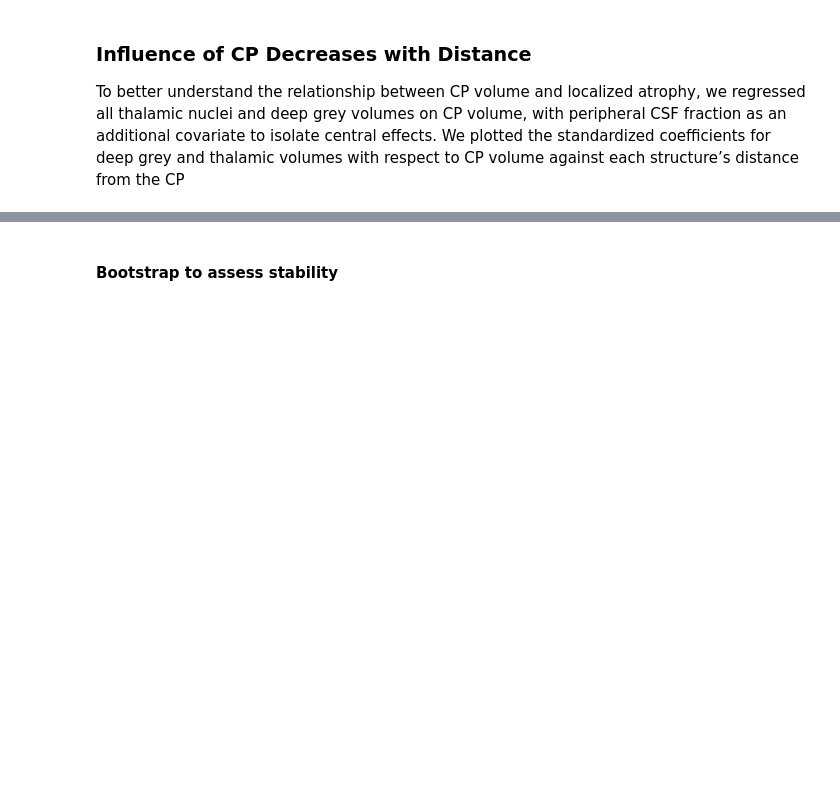
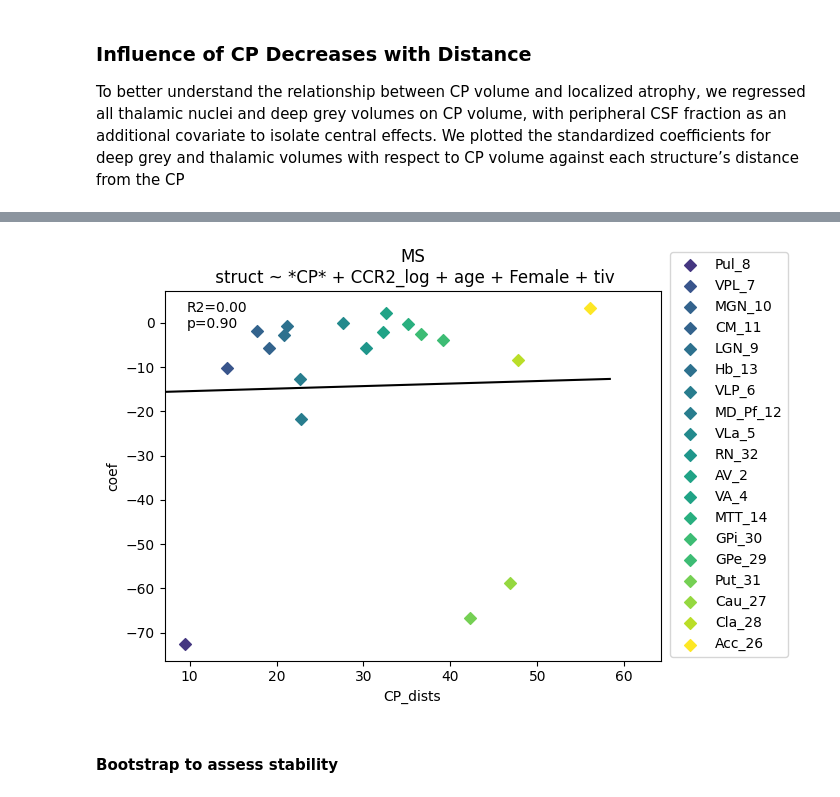
Before and after one commit to srs328/ms_mri, a Jupyter notebook: analysis/thalamus/results/5-CP_distance_gradient.ipynb, the cells around one changed output, grey strips where cells are left out. Saved outputs shown, nothing was run; the diff lists cells and outputs as text; code cells hidden in the pictures; blank space fills up the shorter version.

```diff
--- a/analysis/thalamus/results/5-CP_distance_gradient.ipynb
+++ b/analysis/thalamus/results/5-CP_distance_gradient.ipynb
@@ -448,3 +493,83 @@ if save:
+# %%
+save = False
+show = True
+sig_only = False
+save_stem = "CP_betas_vs_CP_dists"
+
+structs = hips_thomas_ref[thalamic_nuclei + deep_grey]
+# model_data = data_ms_z
+model_data = data_orig[MS_patients]
+model_data = zscore(model_data, skip_vars=structs)
+
+covariates = ["CCR2_log", "age", "Female", "tiv"]
+covariates_str = " + ".join(covariates)
+# structs = hips_thomas_ref[thalamic_nuclei]
+
+predictor = ["CP", "LV_log", "CCR2_log"]
+
+# _, results, formulas = regutils.run_regressions(
+#     model_data,
+#     structs,
+#     predictor,
+#     covariates,
+#     robust_cov="nonrobust"
+# )
+
+_, results, formulas = regutils.run_partial_regressions(
+    model_data,
+    structs.to_list(),
+    predictor,
+    covariates,
+    robust_cov="nonrobust"
+)
+
+var_to_plot = "CP"
+data = results[var_to_plot]
+data.set_index(hips_thomas_invref[structs], inplace=True)
+data.insert(1, "struct", hips_thomas_ref)
+
+data["CP_dists"] = mean_choroid_dists
+data['viewfactors'] = mni_viewfactors
+data['viewfactors_norm'] = mni_viewfactors_norm
+
+dist_measure = "CP_dists"
+
+fig, axes = plt.subplots()
+axs = axes
+_, _, plot_data, linregress_result = plot_xordered_data(
+    data,
+    dist_measure,
+    "coef",
+    "struct",
+    fit_line=True,
+    title=f"MS\n struct ~ *{var_to_plot}* + {covariates_str}",
+    axes=axs,
+    fig=fig,
+    legend=True,
+    loc=(0.9, 0.0001),
+    fdr=False,
+    bbox_to_anchor=(1.02, 0.01),
+    sig_only=sig_only,
+    indicate_sig=False,
+    legend_fontsize=10
+)
+plt.show()
+
+if save:
+    save_path = fig_path / f"{save_stem}.png"
+    # # Extract the legend
+    legend = axs.get_legend()
+    legend.remove()  # Remove it from the main plot
+
+    fig_legend = plt.figure(figsize=(2, 4))  # Adjust size as needed
+    fig_legend.legend(handles=legend.legend_handles, labels=[t.get_text() for t in legend.get_texts()],
+                    loc='center', frameon=False)
+    fig_legend.savefig(fig_path / f"{save_stem}_legend.png", bbox_inches='tight', dpi=300)
+
+    # Save the main plot without legend
+    fig.savefig(fig_path / f"{save_stem}.png", bbox_inches='tight', dpi=300)
+# %% [output]
+[figure, added]
 # %% [markdown]
 #### Bootstrap to assess stability
 # %%
```
Also changed, not shown: parts of 10 cells of this notebook, 9 other files.
